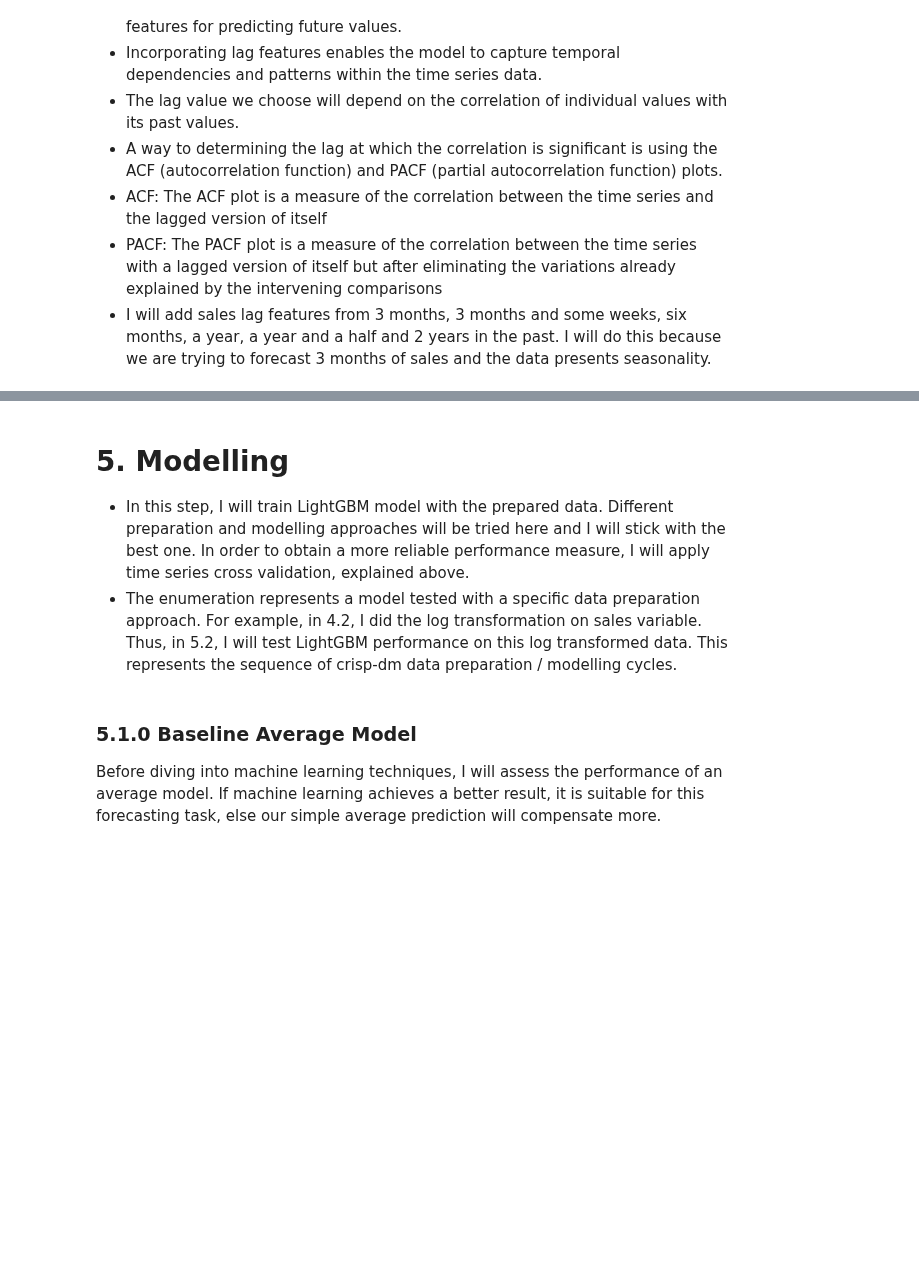
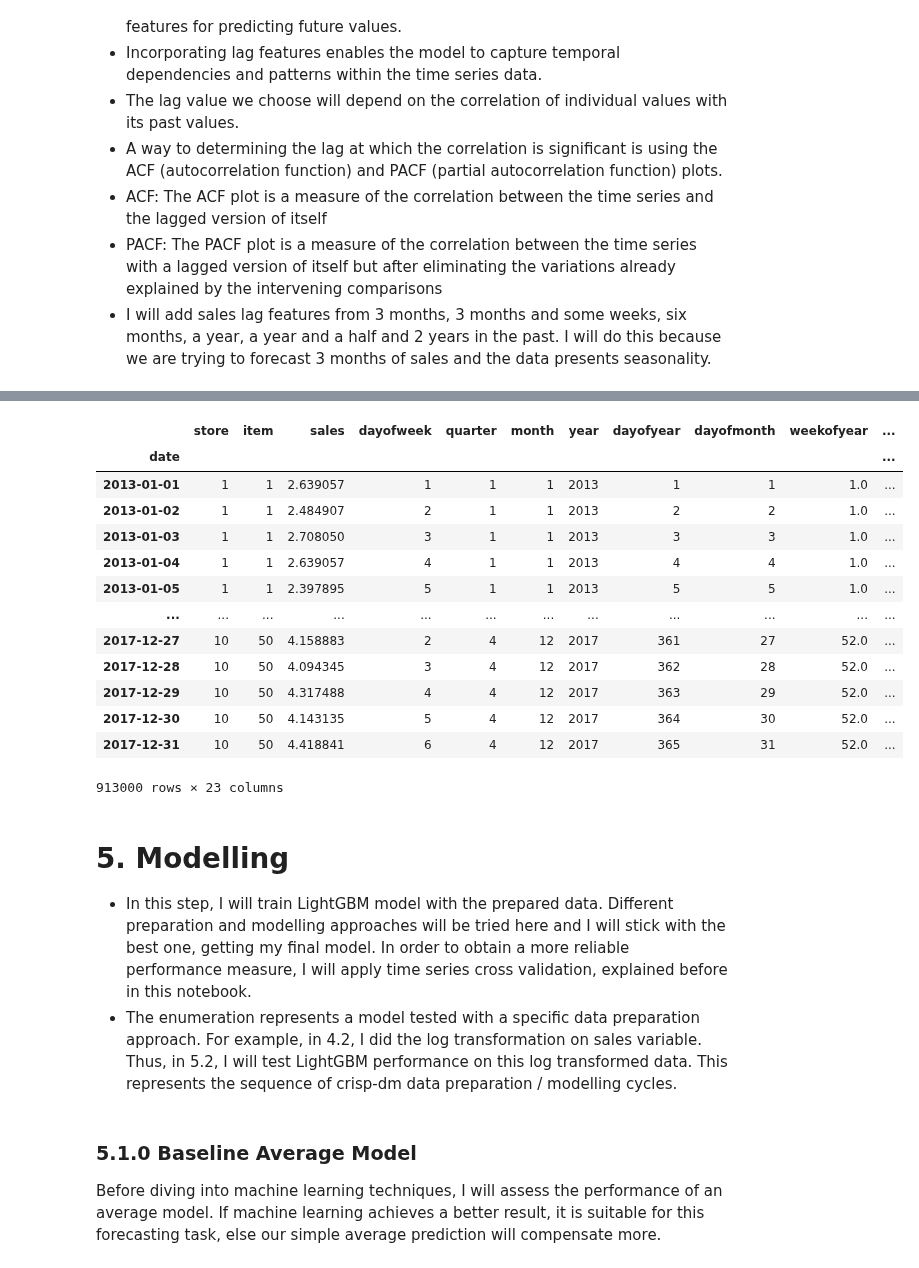
Before and after one commit to allmeidaapedro/Store-Item-Demand-Forecasting, a Jupyter notebook: notebooks/modelling.ipynb, the cells around one changed output, grey strips where cells are left out. Saved outputs shown, nothing was run; the diff lists cells and outputs as text; code cells hidden in the pictures; blank space fills up the shorter version.

Commit message:
starting lags, finished time series cross validation definition

```diff
--- a/notebooks/modelling.ipynb
+++ b/notebooks/modelling.ipynb
@@ -310,6 +354,23 @@ By applying log transformation to sales variable, its distribution becomes more
+# %%
+d
+# %% [output]
+|  | store | item | sales | dayofweek | quarter | month | year | dayofyear | dayofmonth | weekofyear | ... |
+| date |  |  |  |  |  |  |  |  |  |  | ... |
+| 2013-01-01 | 1 | 1 | 2.639057 | 1 | 1 | 1 | 2013 | 1 | 1 | 1.0 | ... |
+| 2013-01-02 | 1 | 1 | 2.484907 | 2 | 1 | 1 | 2013 | 2 | 2 | 1.0 | ... |
+| 2013-01-03 | 1 | 1 | 2.708050 | 3 | 1 | 1 | 2013 | 3 | 3 | 1.0 | ... |
+| 2013-01-04 | 1 | 1 | 2.639057 | 4 | 1 | 1 | 2013 | 4 | 4 | 1.0 | ... |
+| 2013-01-05 | 1 | 1 | 2.397895 | 5 | 1 | 1 | 2013 | 5 | 5 | 1.0 | ... |
+| ... | ... | ... | ... | ... | ... | ... | ... | ... | ... | ... | ... |
+| 2017-12-27 | 10 | 50 | 4.158883 | 2 | 4 | 12 | 2017 | 361 | 27 | 52.0 | ... |
+| 2017-12-28 | 10 | 50 | 4.094345 | 3 | 4 | 12 | 2017 | 362 | 28 | 52.0 | ... |
+| 2017-12-29 | 10 | 50 | 4.317488 | 4 | 4 | 12 | 2017 | 363 | 29 | 52.0 | ... |
+| 2017-12-30 | 10 | 50 | 4.143135 | 5 | 4 | 12 | 2017 | 364 | 30 | 52.0 | ... |
+| 2017-12-31 | 10 | 50 | 4.418841 | 6 | 4 | 12 | 2017 | 365 | 31 | 52.0 | ... |
+913000 rows × 23 columns
 # %% [markdown]
 # 5. Modelling
-- In this step, I will train LightGBM model with the prepared data. Different preparation and modelling approaches will be tried here and I will stick with the best one. In order to obtain a more reliable performance measure, I will apply time series cross validation, explained above.
+- In this step, I will train LightGBM model with the prepared data. Different preparation and modelling approaches will be tried here and I will stick with the best one, getting my final model. In order to obtain a more reliable performance measure, I will apply time series cross validation, explained before in this notebook.
 - The enumeration represents a model tested with a specific data preparation approach. For example, in 4.2, I did the log transformation on sales variable. Thus, in 5.2, I will test LightGBM performance on this log transformed data. This represents the sequence of crisp-dm data preparation / modelling cycles.
 # %% [markdown]
 ### 5.1.0 Baseline Average Model
```
Also changed, not shown: parts of 17 cells of this notebook.
